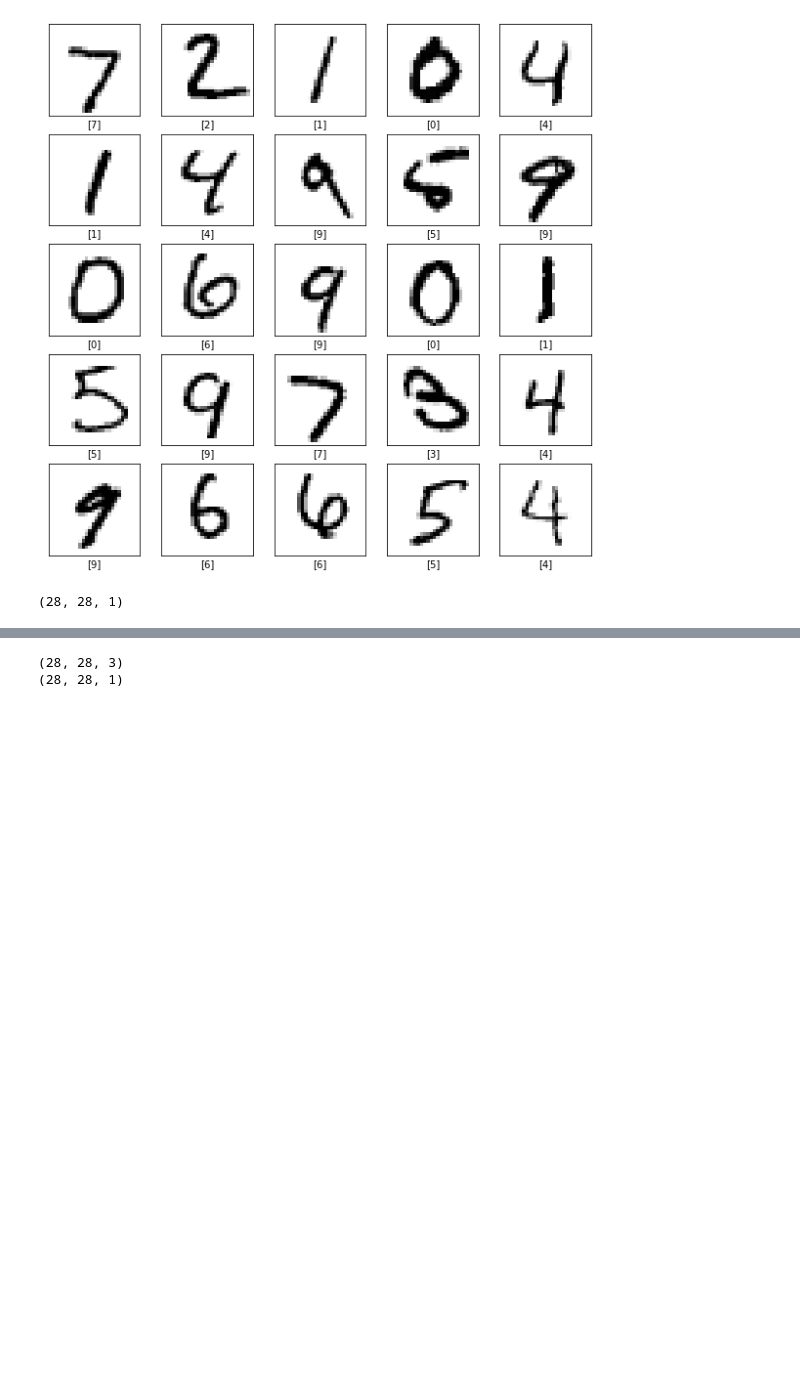
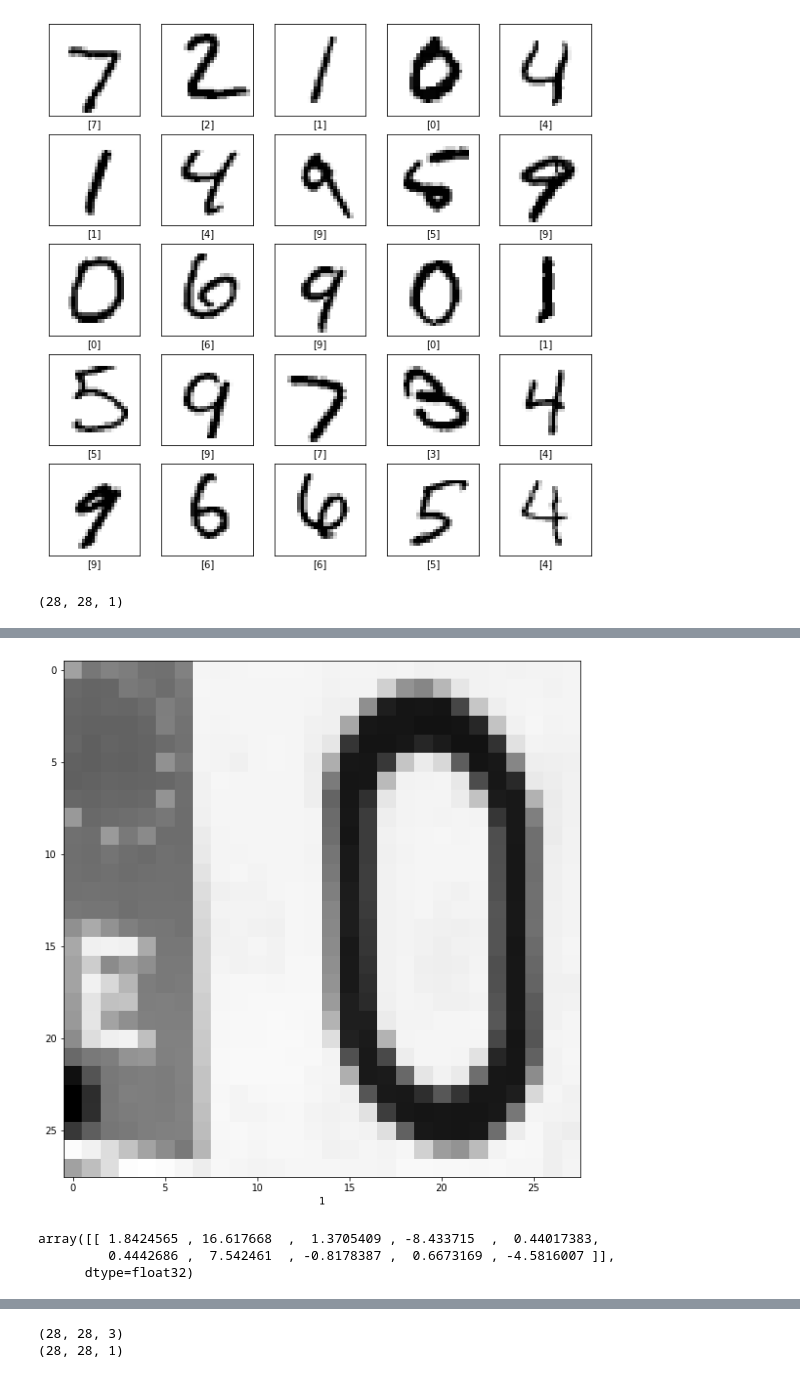
Before and after one commit to raytrapi/chat_bot_IA, a Jupyter notebook: pruebas con imagenes/reconocimientoNumeros.ipynb, the cells around one changed output, grey strips where cells are left out. Drawn from its saved outputs; the diff is of its cells as text; code cells hidden in the pictures; blank space fills up the shorter version.

```diff
--- a/pruebas con imagenes/reconocimientoNumeros.ipynb
+++ b/pruebas con imagenes/reconocimientoNumeros.ipynb
@@ -164,0 +230,10 @@ Epoch 10/10
+# %%
+def predecirNumero(imgX, modelo=model, pintar=True):
+    pre=modelo.predict(imgX)
+    if pintar:
+        plt.figure(figsize=(10,10))
+        plt.imshow(imgX[0], cmap=plt.cm.binary)
+        plt.xlabel(str(np.argmax(pre)))
+
+        plt.show()
+    return pre
@@ -164,0 +249,14 @@ Epoch 10/10
+# %%
+#partes=dividir(imgX,120,120,5,5)
+#print(shape(partes)
+imagenDividida=np.array(obtenerPorcion(imgX,170,70,120,120))
+imgReescalada=cv2.resize(imagenDividida , (ancho,alto), interpolation = cv2.INTER_AREA)
+
+imgReescalada=np.reshape(imgReescalada,[imgReescalada.shape[0],imgReescalada.shape[1],1])
+
+predecirNumero(np.array([imgReescalada]))
+# %% [output]
+[figure, added]
+array([[ 1.8424565 , 16.617668  ,  1.3705409 , -8.433715  ,  0.44017383,
+         0.4442686 ,  7.542461  , -0.8178387 ,  0.6673169 , -4.5816007 ]],
+      dtype=float32)
```
Also changed, not shown: parts of 15 cells of this notebook.
